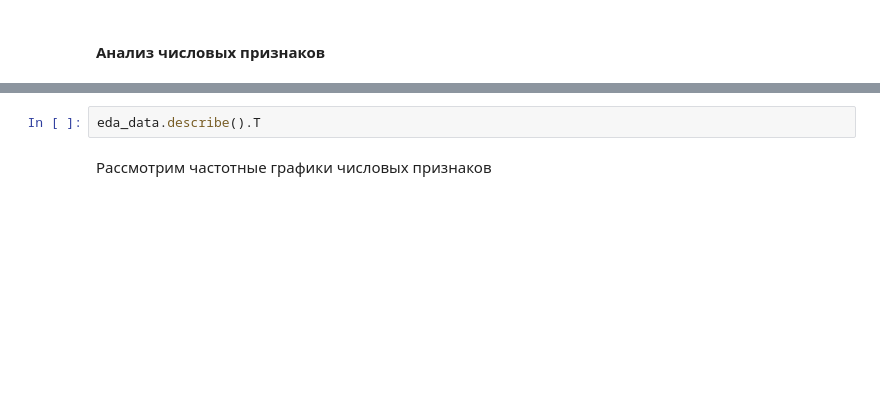
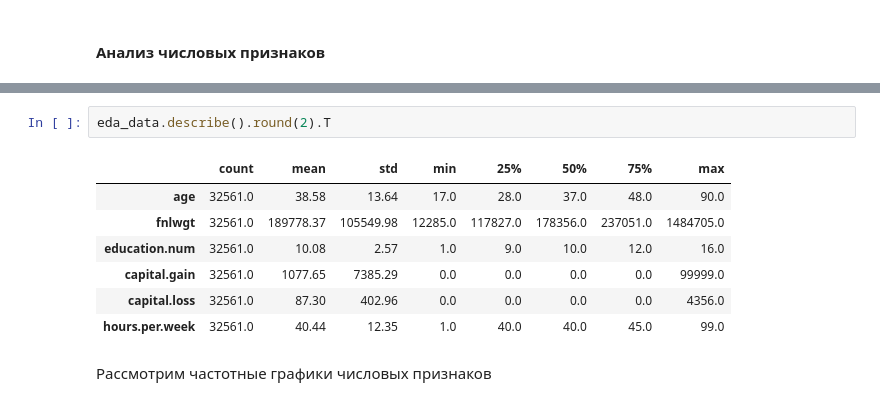
Before and after one commit to artem-melikhov/income-classification-model-comparison, a Jupyter notebook: EDA.ipynb, the cells around one changed output, grey strips where cells are left out. Cells and saved outputs as stored; diff of their text form; blank space fills up the shorter version.

```diff
--- a/EDA.ipynb
+++ b/EDA.ipynb
@@ -108,5 +221,13 @@ num_cols
 # %%
-eda_data.describe().T
+eda_data.describe().round(2).T
+# %% [output]
+|  | count | mean | std | min | 25% | 50% | 75% | max |
+| age | 32561.0 | 38.58 | 13.64 | 17.0 | 28.0 | 37.0 | 48.0 | 90.0 |
+| fnlwgt | 32561.0 | 189778.37 | 105549.98 | 12285.0 | 117827.0 | 178356.0 | 237051.0 | 1484705.0 |
+| education.num | 32561.0 | 10.08 | 2.57 | 1.0 | 9.0 | 10.0 | 12.0 | 16.0 |
+| capital.gain | 32561.0 | 1077.65 | 7385.29 | 0.0 | 0.0 | 0.0 | 0.0 | 99999.0 |
+| capital.loss | 32561.0 | 87.30 | 402.96 | 0.0 | 0.0 | 0.0 | 0.0 | 4356.0 |
+| hours.per.week | 32561.0 | 40.44 | 12.35 | 1.0 | 40.0 | 40.0 | 45.0 | 99.0 |
 # %% [markdown]
 Рассмотрим частотные графики числовых признаков
 # %%
```
Also changed, not shown: parts of 33 cells of this notebook, 3 other files.
